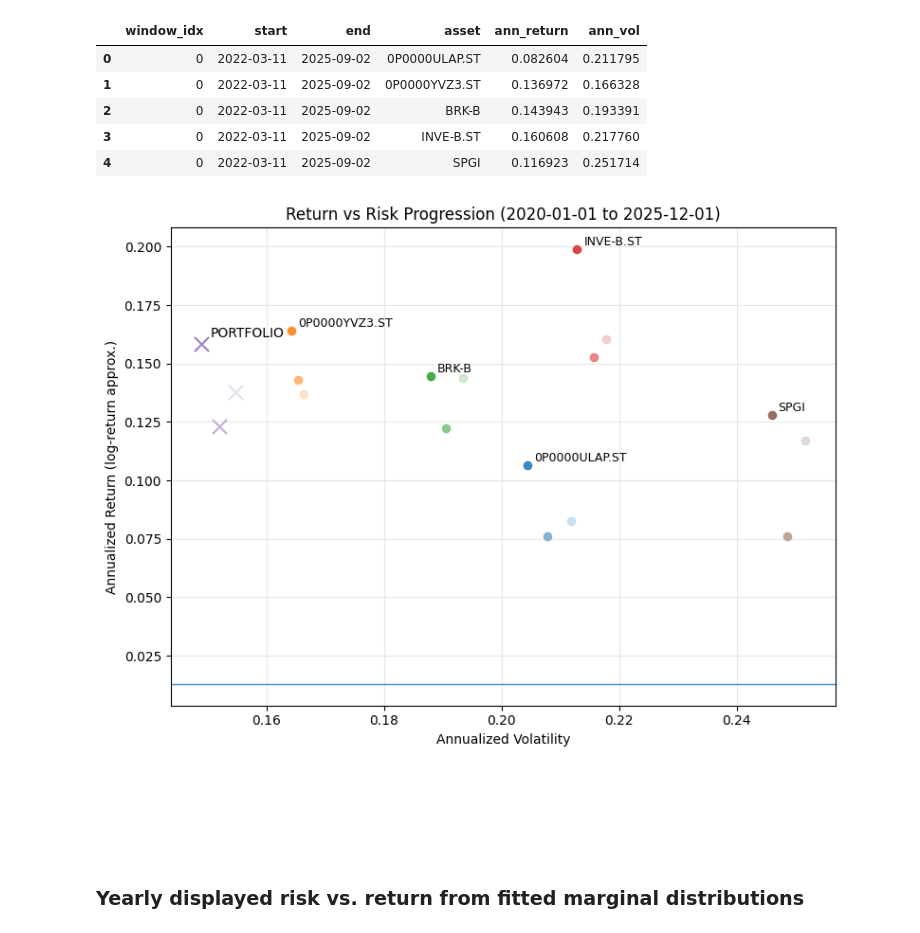
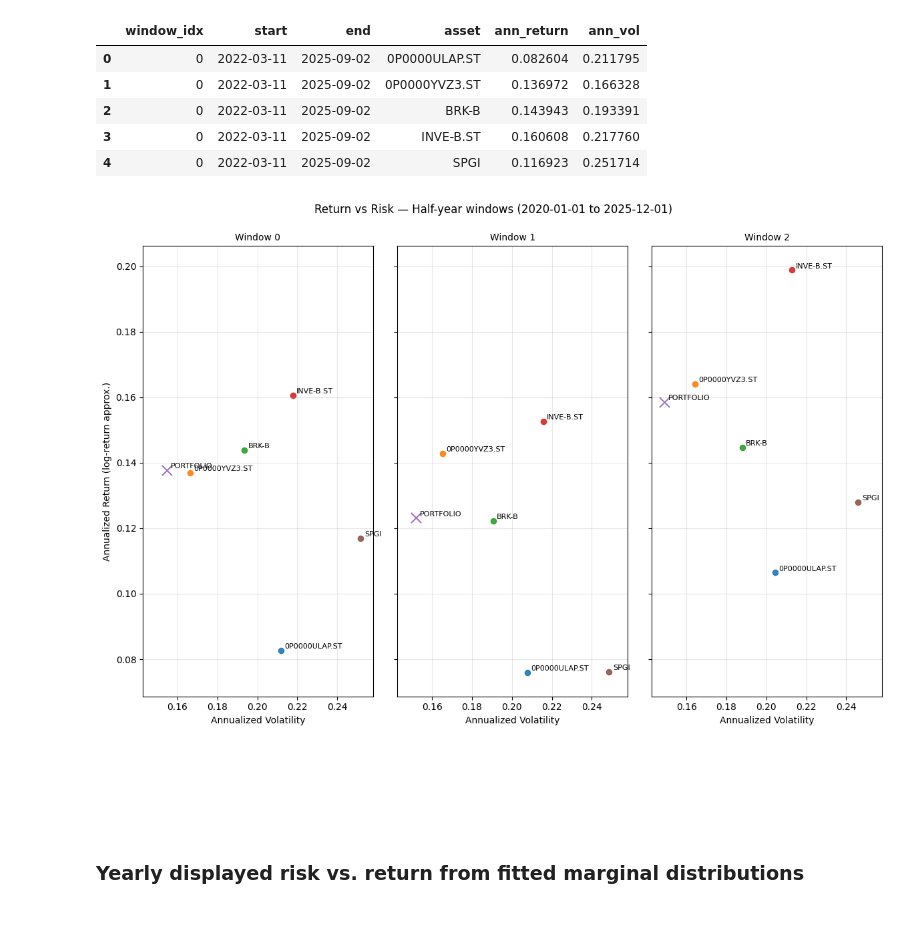
Before and after one commit to isak-drougge/applications-copula-methods-in-finance, a Jupyter notebook: notebooks/03_my_portfolio_management.ipynb, the cells around one changed output. Saved outputs shown, nothing was run; the diff lists cells and outputs as text; code cells hidden in the pictures.

Commit message:
03: Adding portfolio evaluation

```diff
--- a/notebooks/03_my_portfolio_management.ipynb
+++ b/notebooks/03_my_portfolio_management.ipynb
@@ -363,14 +365,13 @@ points_long.head()
 # %%
 plot_return_vs_risk_progression(
     points_long,
     rf_annual=RF_ANNUAL,
-    title=f"Return vs Risk Progression ({START} to {END})",
-    plot_assets=True,
-    plot_portfolio=True,
-    annotate_last=True,
+    cols=3,
+    annotate=True,   # set False if it gets too label-heavy
+    title=f"Return vs Risk — Half-year windows ({START} to {END})"
 )
 # %% [output]
-[figure, old version]
+[figure, new version]
 # %% [markdown]
 <br><br><br><br>
 <h3>Yearly displayed risk vs. return from fitted marginal distributions</h3>
```
Also changed, not shown: parts of 7 cells of this notebook, 2 other files.
